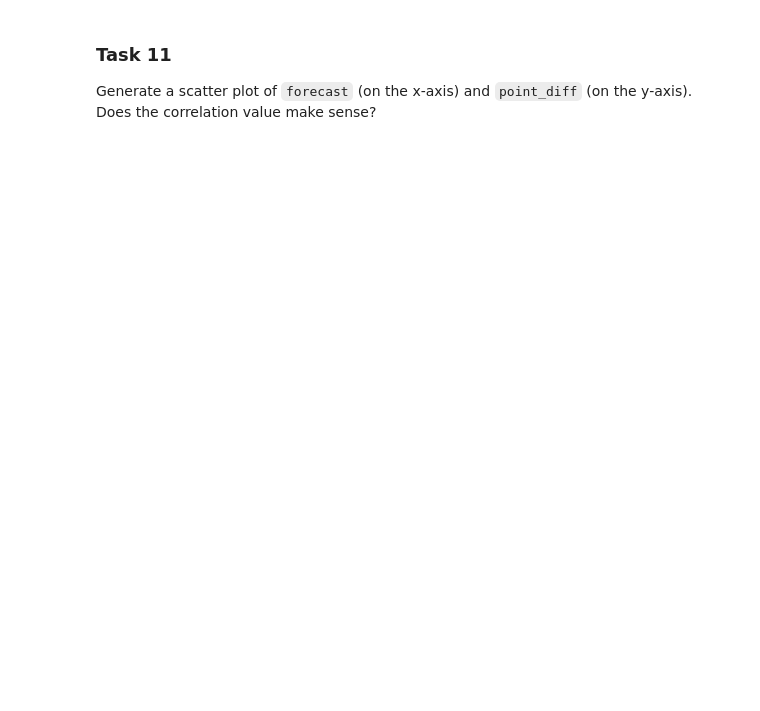
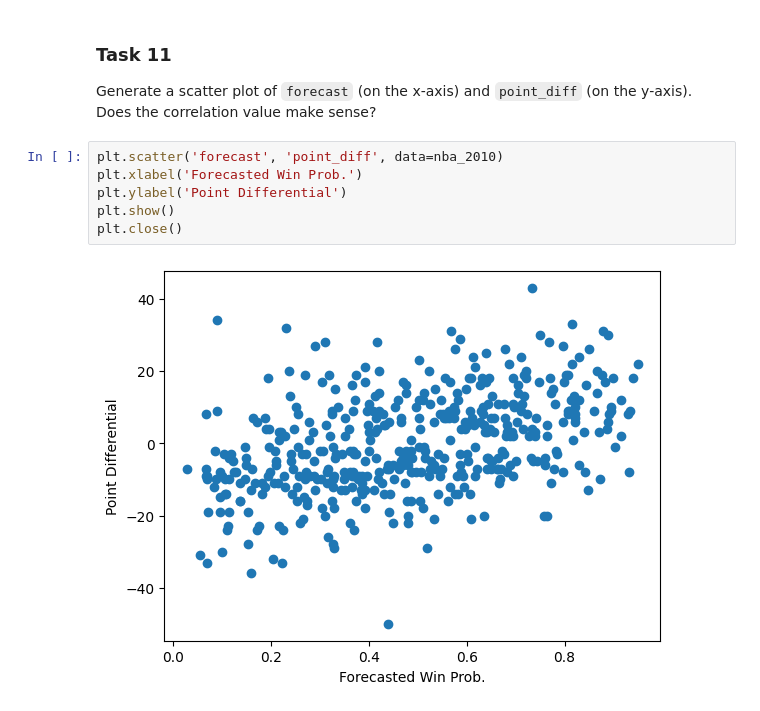
Before and after one commit to tinitush/nba_trends, a Jupyter notebook: Codecademy_NBA_Trends_Project.ipynb, the cells around one changed output. Drawn from its saved outputs; the diff is of its cells as text; blank space fills up the shorter version.

```diff
--- a/Codecademy_NBA_Trends_Project.ipynb
+++ b/Codecademy_NBA_Trends_Project.ipynb
@@ -243,3 +299,11 @@ Using nba_2010, calculate the correlation between `forecast` and `point_diff`. C
 ### Task 11
 
 Generate a scatter plot of `forecast` (on the x-axis) and `point_diff` (on the y-axis). Does the correlation value make sense?
+# %%
+plt.scatter('forecast', 'point_diff', data=nba_2010)
+plt.xlabel('Forecasted Win Prob.')
+plt.ylabel('Point Differential')
+plt.show()
+plt.close()
+# %% [output]
+[figure, added]
```
Also changed, not shown: parts of 6 cells of this notebook.
